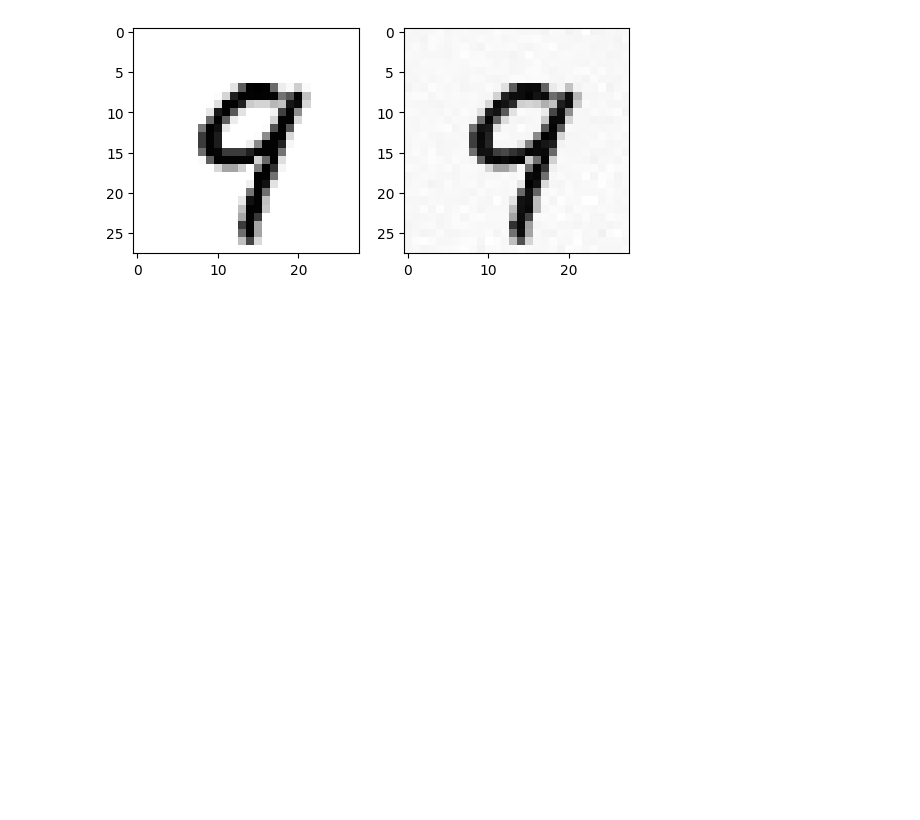
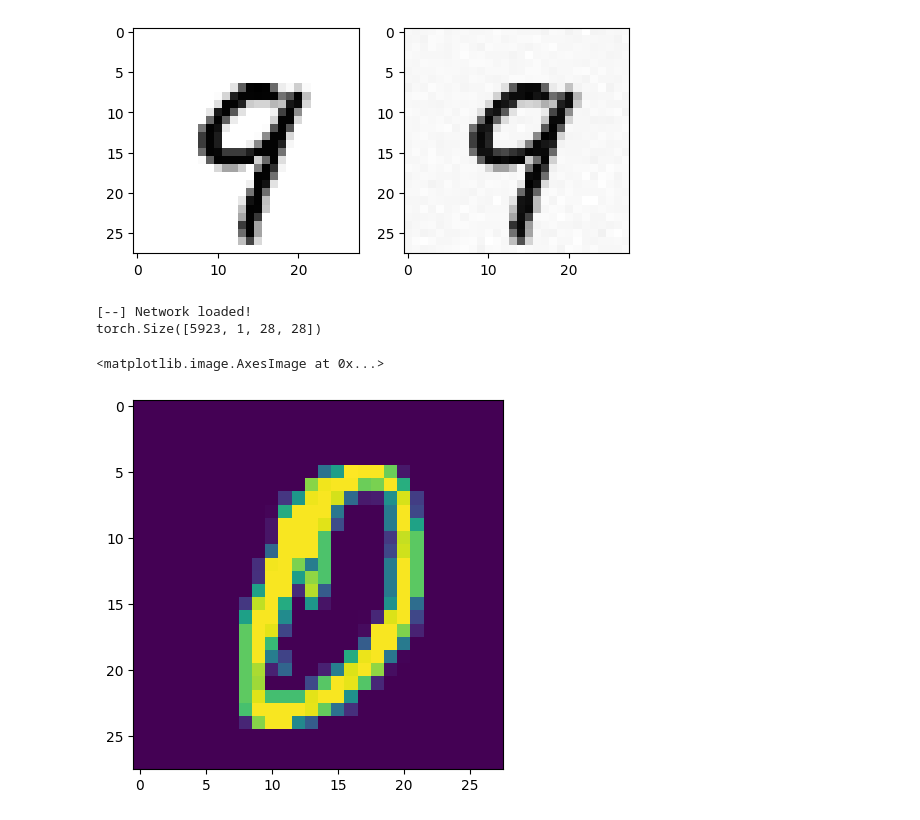
Before and after one commit to Akatsuki96/svrz, a Jupyter notebook: experiments/universal_perturbation/test_unipert.ipynb, the cells around one changed output. Drawn from its saved outputs; the diff is of its cells as text; code cells hidden in the pictures; blank space fills up the shorter version.

```diff
--- a/experiments/universal_perturbation/test_unipert.ipynb
+++ b/experiments/universal_perturbation/test_unipert.ipynb
@@ -221,3 +159,33 @@ Original:  9
 Modified:  9
 <matplotlib.image.AxesImage at 0x...>
 [figure]
+# %%
+def get_data_by_label(data_set, label):
+    indices = torch.argwhere(data_set.targets == label)
+    return data_set.data[indices, :, :],data_set.targets[indices]
+
+transform = transforms.Compose([
+    transforms.ToTensor(),
+    transforms.Normalize((0.5,), (0.5,))
+])
+batch_size=128
+seed = 12131415
+
+training_set = torchvision.datasets.MNIST(root='./data', train=True, download=True, transform=transform)
+
+
+print("[--] Network loaded!")
+
+X, Y = get_data_by_label(training_set, 0)
+
+print(X.shape)
+# %% [output]
+[--] Network loaded!
+torch.Size([5923, 1, 28, 28])
+# %%
+
+fig, ax = plt.subplots()
+ax.imshow(X[920].view(28, 28))
+# %% [output]
+<matplotlib.image.AxesImage at 0x...>
+[figure, added]
```
Also changed, not shown: parts of 21 cells of this notebook, 1 other file.
